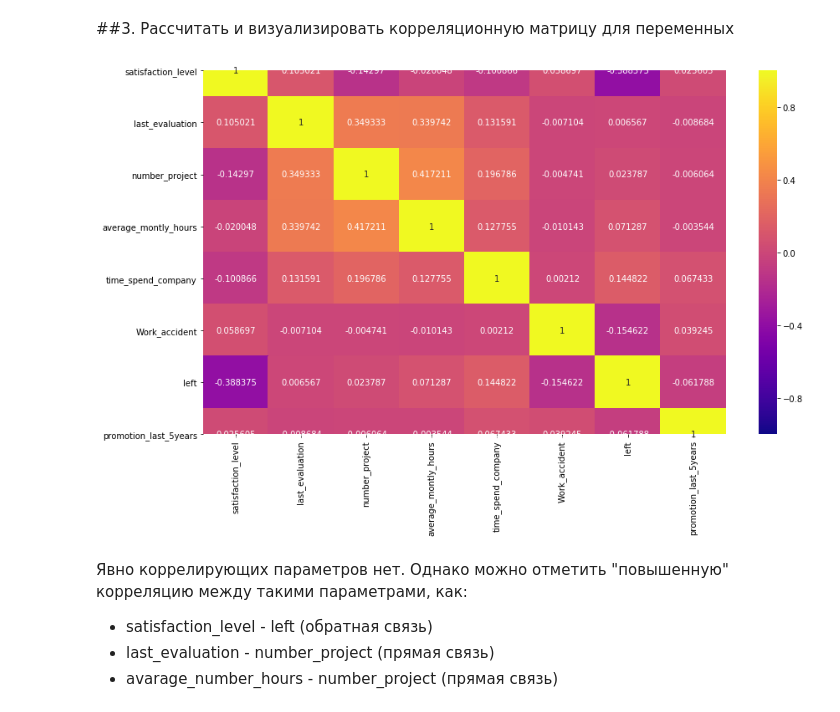
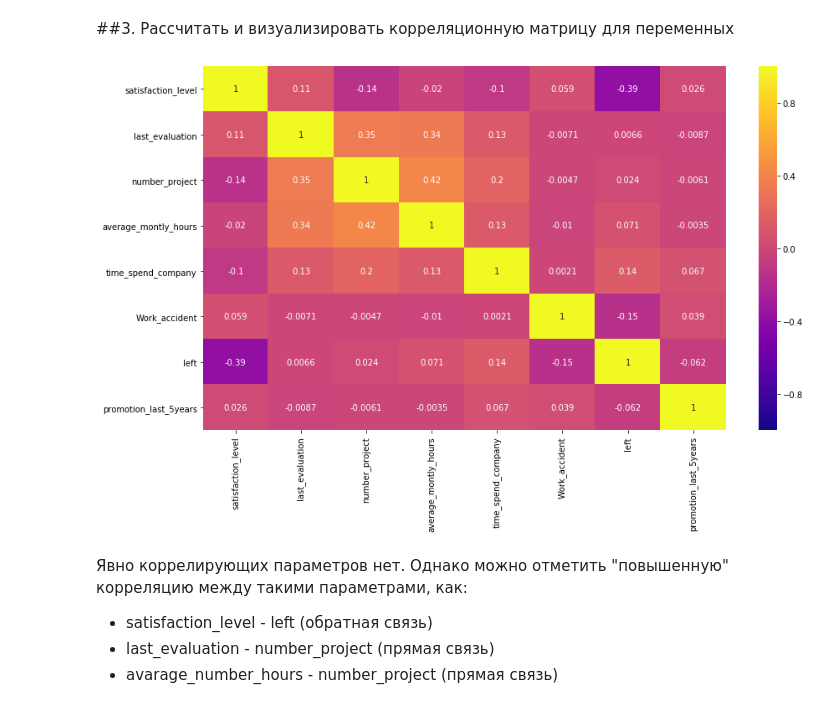
Before and after one commit to elba8409/HomeWork, a Jupyter notebook: Final_Work/Final_work.ipynb, the cells around one changed output. Drawn from its saved outputs; the diff is of its cells as text; code cells hidden in the pictures.

```diff
--- a/Final_Work/Final_work.ipynb
+++ b/Final_Work/Final_work.ipynb
@@ -61,10 +61,12 @@ import seaborn as sns
 # %%
 corr_matrix = round(df.corr(), 6)
 fig, ax = plt.subplots(figsize=(14, 8))
-ax = sns.heatmap(corr_matrix, annot=True, fmt="g", cmap='plasma', robust=True, vmax=1, vmin=-1)
+x = sns.heatmap(corr_matrix, cmap=sns.color_palette("plasma", 1000), vmin=-1, center=0, annot=True)
+i, k = ax.get_ylim()
+ax.set_ylim(i+0.5, k-0.5)
 plt.show()
 # %% [output]
-[figure, old version]
+[figure, new version]
 # %% [markdown]
 Явно коррелирующих параметров нет. Однако можно отметить "повышенную" корреляцию между такими параметрами, как:
 
```
Also changed, not shown: parts of 2 cells of this notebook.
